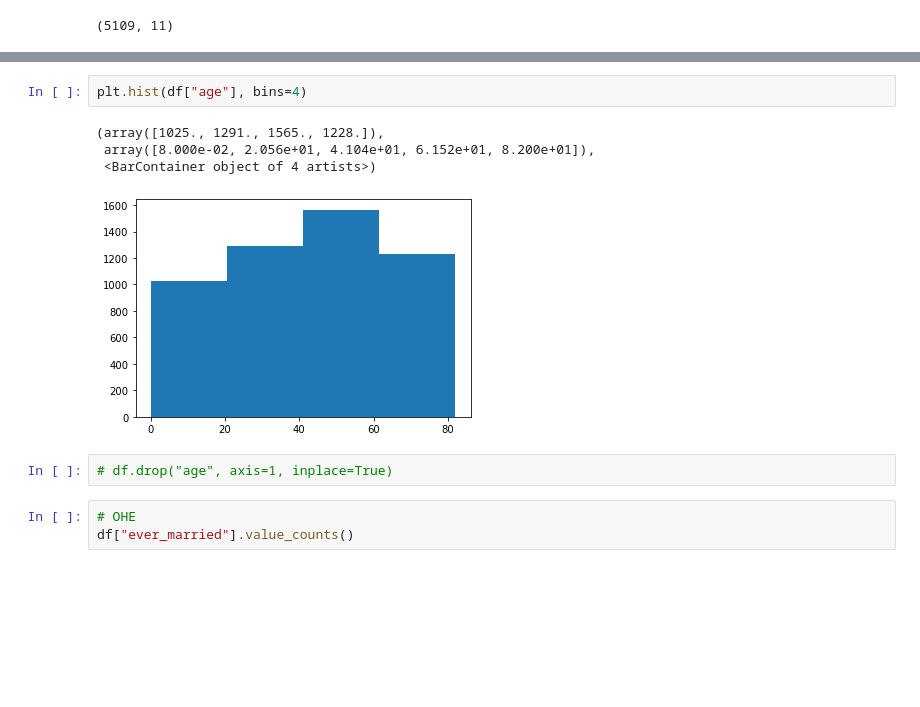
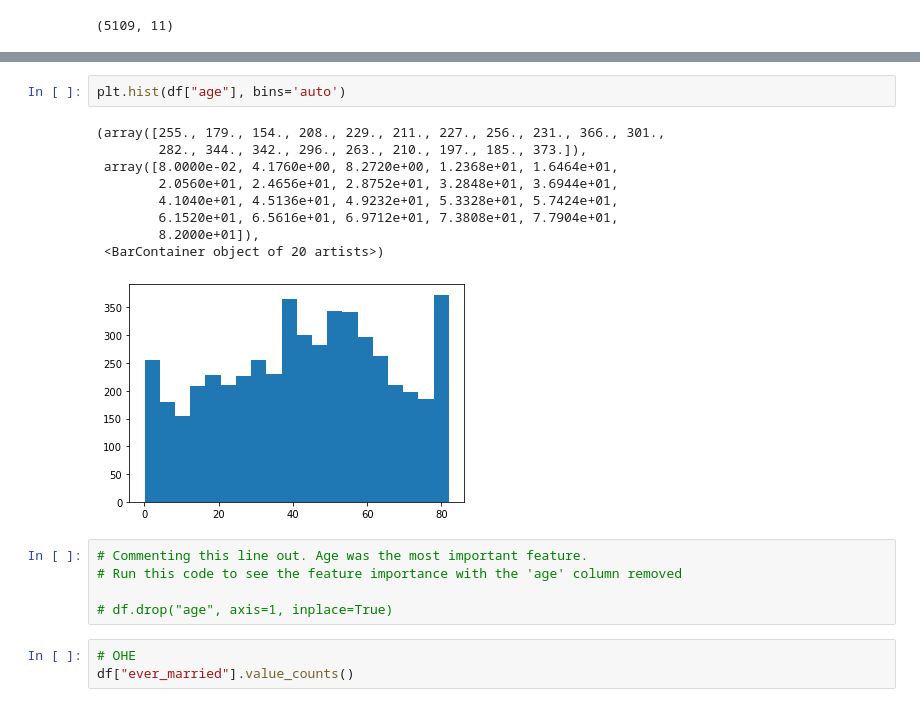
Before and after one commit to harte3/Group2_FlatironApprenticeshipCapstone, a Jupyter notebook: cleaned_notebook.ipynb, the cells around one changed output, grey strips where cells are left out. Cells and saved outputs as stored; diff of their text form; blank space fills up the shorter version.

```diff
--- a/cleaned_notebook.ipynb
+++ b/cleaned_notebook.ipynb
@@ -113,12 +192,20 @@ df.shape
 # %%
-plt.hist(df["age"], bins=4)
+plt.hist(df["age"], bins='auto')
 # %% [output]
-(array([1025., 1291., 1565., 1228.]),
- array([8.000e-02, 2.056e+01, 4.104e+01, 6.152e+01, 8.200e+01]),
- <BarContainer object of 4 artists>)
+(array([255., 179., 154., 208., 229., 211., 227., 256., 231., 366., 301.,
+        282., 344., 342., 296., 263., 210., 197., 185., 373.]),
+ array([8.0000e-02, 4.1760e+00, 8.2720e+00, 1.2368e+01, 1.6464e+01,
+        2.0560e+01, 2.4656e+01, 2.8752e+01, 3.2848e+01, 3.6944e+01,
+        4.1040e+01, 4.5136e+01, 4.9232e+01, 5.3328e+01, 5.7424e+01,
+        6.1520e+01, 6.5616e+01, 6.9712e+01, 7.3808e+01, 7.7904e+01,
+        8.2000e+01]),
+ <BarContainer object of 20 artists>)
-[figure, old version]
+[figure, new version]
-# %%
-# df.drop("age", axis=1, inplace=True)
+# %%
+# Commenting this line out. Age was the most important feature.
+# Run this code to see the feature importance with the 'age' column removed
+
+# df.drop("age", axis=1, inplace=True)
 # %%
 # OHE
 df["ever_married"].value_counts()
```
Also changed, not shown: parts of 27 cells of this notebook, 1 other file.
